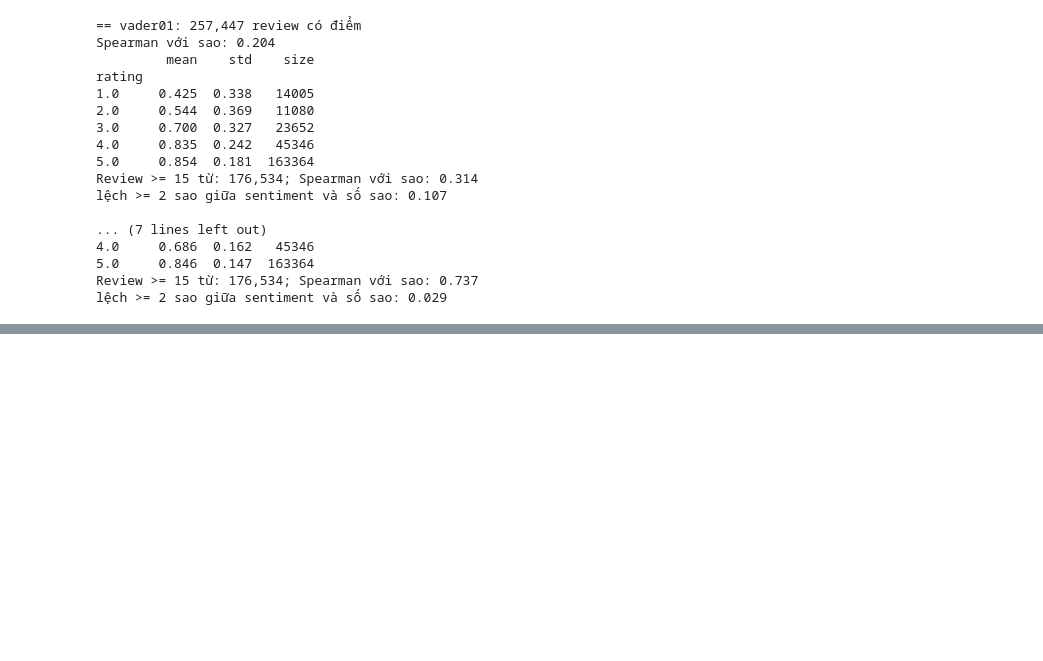
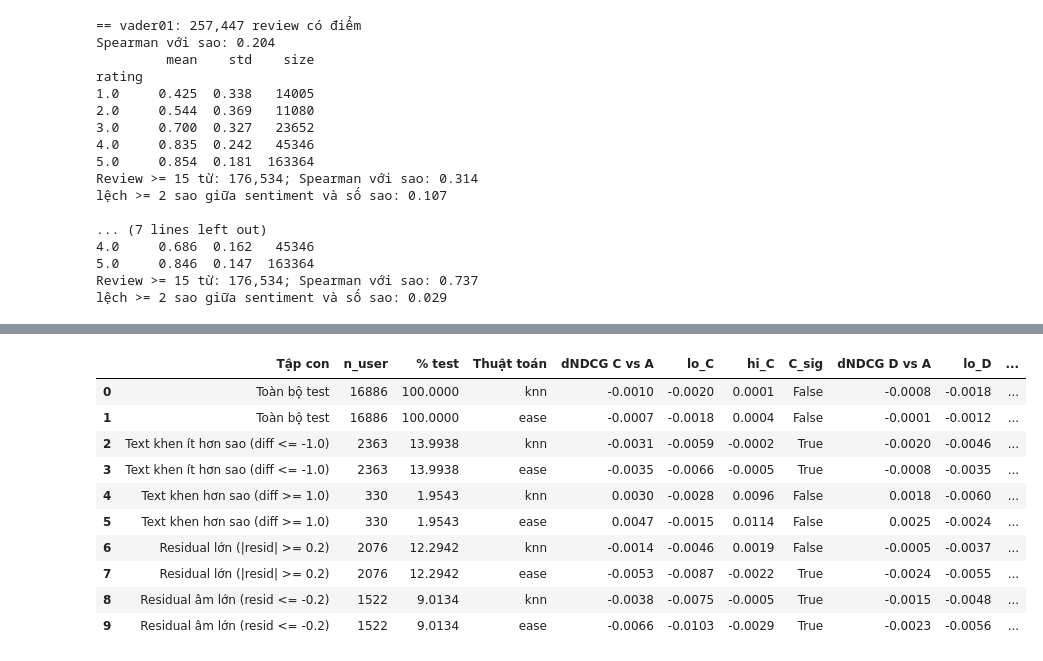
Before and after one commit to EvogasBaron/amazon-sentiment-recommender, a Jupyter notebook: notebooks/analysis.ipynb, the cells around one changed output, grey strips where cells are left out. Saved outputs shown, nothing was run; the diff lists cells and outputs as text; code cells hidden in the pictures; blank space fills up the shorter version.

Commit message:
notebook(analysis): cap nhat analysis.ipynb dong bo hoa Bad-hit/wNDCG, Residual, MDE va Temporal drift

```diff
--- a/notebooks/analysis.ipynb
+++ b/notebooks/analysis.ipynb
@@ -199,0 +272,76 @@ display(pd.DataFrame(rows).round(3))
+# %%
+train_df = pd.read_csv(SPLITS / "train.csv.gz")
+valid_df = sort_targets(pd.read_csv(SPLITS / "valid.csv.gz"))
+
+sent_all = pd.read_csv(SENT_FILE)
+test_sent = test_df.merge(sent_all[["user_id", "parent_asin", "tf01"]], on=["user_id", "parent_asin"], how="left")
+
+trva = pd.concat([train_df, valid_df])
+trva_sent = trva.merge(sent_all[["user_id", "parent_asin", "tf01"]], on=["user_id", "parent_asin"], how="left")
+mean_tf_by_rating = trva_sent.groupby("rating").tf01.mean().to_dict()
+
+test_sent["tf_exp_star"] = 1.0 + 4.0 * test_sent["tf01"]
+test_sent["diff"] = test_sent["tf_exp_star"] - test_sent["rating"]
+test_sent["resid"] = test_sent["tf01"] - test_sent["rating"].map(mean_tf_by_rating)
+
+subsets = {
+    "Toàn bộ test": np.ones(len(test_df), dtype=bool),
+    "Text khen ít hơn sao (diff <= -1.0)": (test_sent["diff"] <= -1.0).to_numpy(),
+    "Text khen hơn sao (diff >= 1.0)": (test_sent["diff"] >= 1.0).to_numpy(),
+    "Residual lớn (|resid| >= 0.2)": (test_sent["resid"].abs() >= 0.2).to_numpy(),
+    "Residual âm lớn (resid <= -0.2)": (test_sent["resid"] <= -0.2).to_numpy(),
+}
+
+resid_rows = []
+for sub_name, mask in subsets.items():
+    n_sub = int(mask.sum())
+    pct_sub = 100.0 * n_sub / len(test_df)
+    for algo in ["knn", "ease"]:
+        rk_a = np.load(RESULTS / f"ranks_hybrid_{algo}_A_baseline.npy")[mask]
+        rk_c = np.load(RESULTS / f"ranks_hybrid_{algo}_C_sentiment.npy")[mask]
+        rk_d = np.load(RESULTS / f"ranks_hybrid_{algo}_D_stars_sentiment.npy")[mask]
+        rk_b = np.load(RESULTS / f"ranks_hybrid_{algo}_B_stars.npy")[mask]
+
+        ndcg_a = np.where(rk_a < 10, 1.0 / np.log2(rk_a + 2), 0.0)
+        ndcg_c = np.where(rk_c < 10, 1.0 / np.log2(rk_c + 2), 0.0)
+        ndcg_d = np.where(rk_d < 10, 1.0 / np.log2(rk_d + 2), 0.0)
+        ndcg_b = np.where(rk_b < 10, 1.0 / np.log2(rk_b + 2), 0.0)
+
+        dc, lo_c, hi_c = mean_ci(ndcg_c - ndcg_a, B=2000, seed=0)
+        dd, lo_d, hi_d = mean_ci(ndcg_d - ndcg_a, B=2000, seed=0)
+        db, lo_b, hi_b = mean_ci(ndcg_b - ndcg_a, B=2000, seed=0)
+
+        resid_rows.append({
+            "Tập con": sub_name, "n_user": n_sub, "% test": pct_sub, "Thuật toán": algo,
+            "dNDCG C vs A": dc, "lo_C": lo_c, "hi_C": hi_c, "C_sig": bool(lo_c > 0 or hi_c < 0),
+            "dNDCG D vs A": dd, "lo_D": lo_d, "hi_D": hi_d,
+            "dNDCG B vs A": db, "lo_B": lo_b, "hi_B": hi_b,
+        })
+
+df_resid = pd.DataFrame(resid_rows)
+df_resid.round(4).to_csv(RESULTS / "residual_analysis_test.csv", index=False)
+display(df_resid.round(4))
+
+print("\n=== Mẫu 5 sao nhưng BERT chấm <= 1.5 sao ===")
+g_low = test_sent[(test_sent.rating == 5.0) & (test_sent.tf_exp_star <= 1.5) & (test_sent.n_words >= 15)].sort_values("diff").head(5)
+for _, r in g_low.iterrows():
+    txt = str(r.text).replace("\n", " ").strip()[:180]
+    print(f"- [BERT={r.tf_exp_star:.2f}] {r.title} | {txt}...")
+
+print("\n=== Mẫu 1 sao nhưng BERT chấm >= 3.5 sao ===")
+g_high = test_sent[(test_sent.rating == 1.0) & (test_sent.tf_exp_star >= 3.5) & (test_sent.n_words >= 15)].sort_values("diff", ascending=False).head(5)
+for _, r in g_high.iterrows():
+    txt = str(r.text).replace("\n", " ").strip()[:180]
+    print(f"- [BERT={r.tf_exp_star:.2f}] {r.title} | {txt}...")
+# %% [output]
+|  | Tập con | n_user | % test | Thuật toán | dNDCG C vs A | lo_C | hi_C | C_sig | dNDCG D vs A | lo_D | ... |
+| 0 | Toàn bộ test | 16886 | 100.0000 | knn | -0.0010 | -0.0020 | 0.0001 | False | -0.0008 | -0.0018 | ... |
+| 1 | Toàn bộ test | 16886 | 100.0000 | ease | -0.0007 | -0.0018 | 0.0004 | False | -0.0001 | -0.0012 | ... |
+| 2 | Text khen ít hơn sao (diff <= -1.0) | 2363 | 13.9938 | knn | -0.0031 | -0.0059 | -0.0002 | True | -0.0020 | -0.0046 | ... |
+| 3 | Text khen ít hơn sao (diff <= -1.0) | 2363 | 13.9938 | ease | -0.0035 | -0.0066 | -0.0005 | True | -0.0008 | -0.0035 | ... |
+| 4 | Text khen hơn sao (diff >= 1.0) | 330 | 1.9543 | knn | 0.0030 | -0.0028 | 0.0096 | False | 0.0018 | -0.0060 | ... |
+| 5 | Text khen hơn sao (diff >= 1.0) | 330 | 1.9543 | ease | 0.0047 | -0.0015 | 0.0114 | False | 0.0025 | -0.0024 | ... |
+| 6 | Residual lớn (|resid| >= 0.2) | 2076 | 12.2942 | knn | -0.0014 | -0.0046 | 0.0019 | False | -0.0005 | -0.0037 | ... |
+| 7 | Residual lớn (|resid| >= 0.2) | 2076 | 12.2942 | ease | -0.0053 | -0.0087 | -0.0022 | True | -0.0024 | -0.0055 | ... |
+| 8 | Residual âm lớn (resid <= -0.2) | 1522 | 9.0134 | knn | -0.0038 | -0.0075 | -0.0005 | True | -0.0015 | -0.0048 | ... |
+| 9 | Residual âm lớn (resid <= -0.2) | 1522 | 9.0134 | ease | -0.0066 | -0.0103 | -0.0029 | True | -0.0023 | -0.0056 | ... |
```
Also changed, not shown: parts of 9 cells of this notebook.
